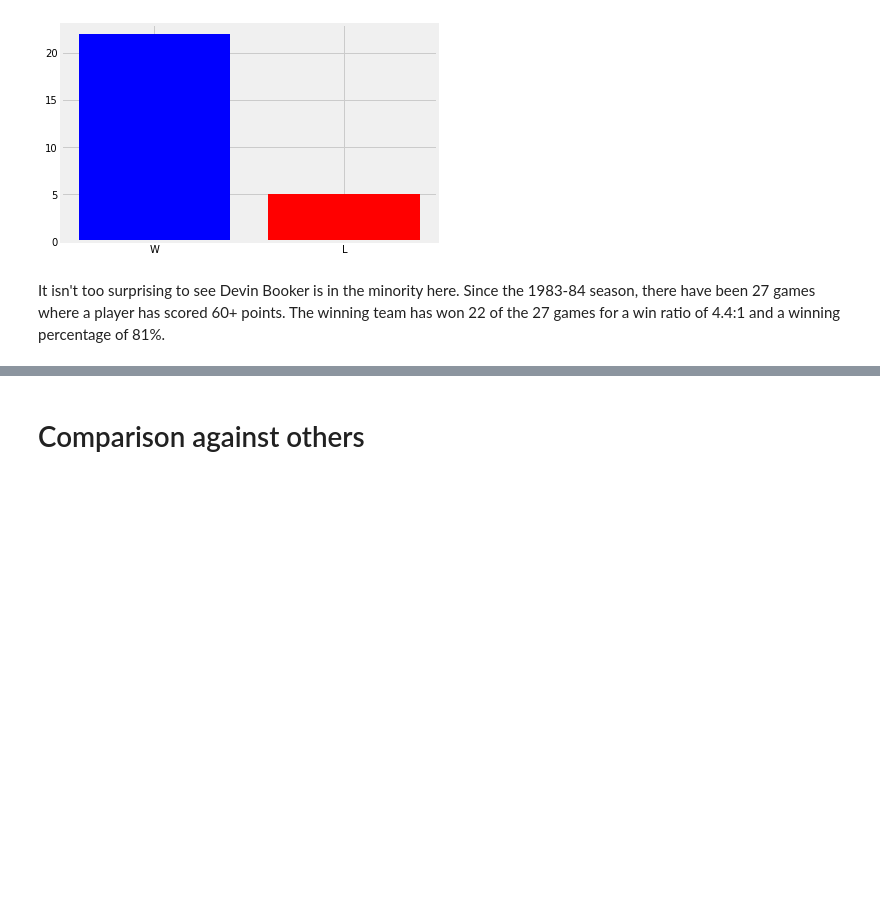
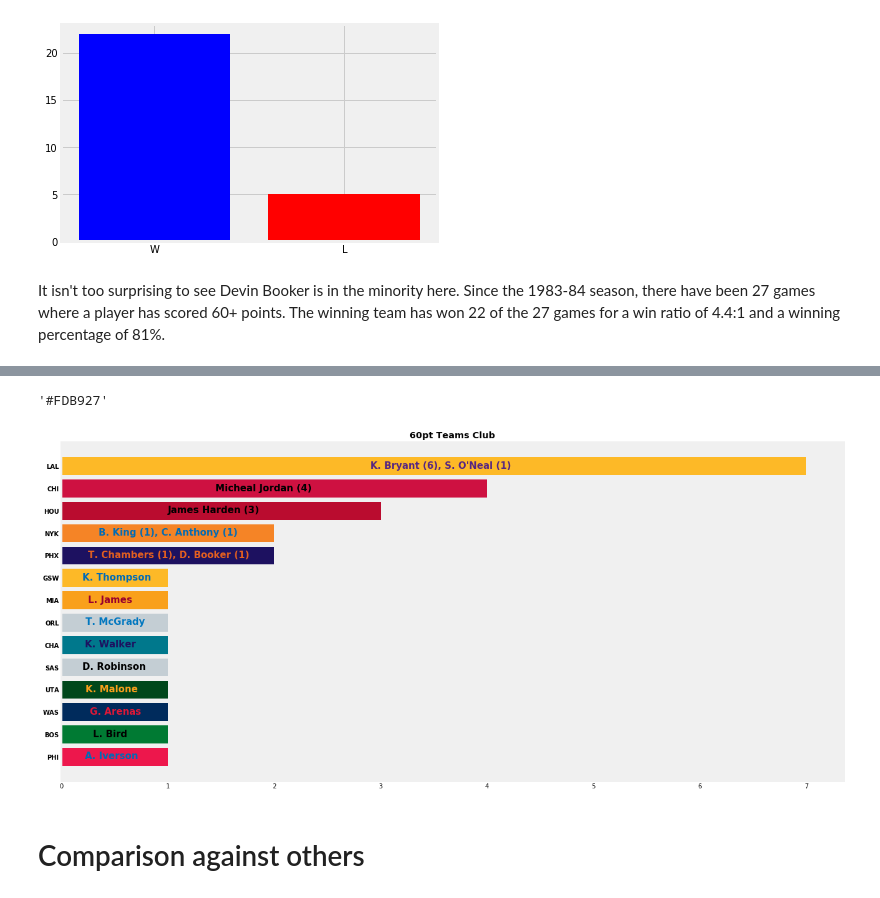
Before and after one commit to moneyball-club/DBook70, a Jupyter notebook: D Book 70.ipynb, the cells around one changed output, grey strips where cells are left out. Saved outputs shown, nothing was run; the diff lists cells and outputs as text; code cells hidden in the pictures; blank space fills up the shorter version.

```diff
--- a/D Book 70.ipynb
+++ b/D Book 70.ipynb
@@ -147,3 +121,65 @@ plt.show()
+# %%
+team_colors = {'LAL': ['#FDB927', '#552583', "K. Bryant (6), S. O'Neal (1)"],
+              'CHI': ['#CE1141', '#000000', "Micheal Jordan (4)"],
+              'HOU': ['#BA0C2F', '#000000', "James Harden (3)"],
+              'NYK': ['#F58426', '#006BB6', "B. King (1), C. Anthony (1)"],
+              'PHX': ['#1D1160', '#E56020', "T. Chambers (1), D. Booker (1)"],
+              'GSW':['#FDB927', '#006BB6', "K. Thompson"],
+              'MIA': ['#F9A01B', '#98002E', "L. James"],
+              'ORL': ['#C4CED4', '#0077C0', "T. McGrady"],
+              'CHA': ['#00788C', '#1D1160', "K. Walker"],
+              'SAS': ['#C4CED4', '#000000', "D. Robinson"],
+              'UTA': ['#00471B', '#F9A01B', "K. Malone"],
+              'WAS': ['#002B5C', '#E31837', "G. Arenas"],
+              'BOS': ['#007A33', '#000000', "L. Bird"],
+              'PHI': ['#ED174C', '#006BB6', "A. Iverson"]}
+# %% [output]
+'#FDB927'
+# %%
+x = np.arange(14)
+plt.barh(x, df.TEAM_ABBREVIATION.value_counts(ascending = True), \
+         color = [team_colors[df.TEAM_ABBREVIATION.value_counts(ascending = True).index[0]][0], team_colors[df.TEAM_ABBREVIATION.value_counts(ascending = True).index[1]][0],\
+                team_colors[df.TEAM_ABBREVIATION.value_counts(ascending = True).index[2]][0], team_colors[df.TEAM_ABBREVIATION.value_counts(ascending = True).index[3]][0],\
+                team_colors[df.TEAM_ABBREVIATION.value_counts(ascending = True).index[4]][0], team_colors[df.TEAM_ABBREVIATION.value_counts(ascending = True).index[5]][0],\
+                team_colors[df.TEAM_ABBREVIATION.value_counts(ascending = True).index[6]][0], team_colors[df.TEAM_ABBREVIATION.value_counts(ascending = True).index[7]][0],\
+                team_colors[df.TEAM_ABBREVIATION.value_counts(ascending = True).index[8]][0], team_colors[df.TEAM_ABBREVIATION.value_counts(ascending = True).index[9]][0],\
+                team_colors[df.TEAM_ABBREVIATION.value_counts(ascending = True).index[10]][0], team_colors[df.TEAM_ABBREVIATION.value_counts(ascending = True).index[11]][0],\
+                team_colors[df.TEAM_ABBREVIATION.value_counts(ascending = True).index[12]][0], team_colors[df.TEAM_ABBREVIATION.value_counts(ascending = True).index[13]][0]])
+
+plt.yticks(x, df.TEAM_ABBREVIATION.value_counts(ascending = True).index, weight = 'bold')
+plt.text(x = 2.9, y = 12.90, s = team_colors[df.TEAM_ABBREVIATION.value_counts(ascending = True).index[13]][2], \
+         color = team_colors[df.TEAM_ABBREVIATION.value_counts(ascending = True).index[13]][1], weight = 'bold', fontsize = 15)
+plt.text(x = 1.45, y = 11.90, s = team_colors[df.TEAM_ABBREVIATION.value_counts(ascending = True).index[12]][2], \
+         color = team_colors[df.TEAM_ABBREVIATION.value_counts(ascending = True).index[12]][1], weight = 'bold', fontsize = 15)
+plt.text(x = 1, y = 10.90, s = team_colors[df.TEAM_ABBREVIATION.value_counts(ascending = True).index[11]][2], \
+         color = team_colors[df.TEAM_ABBREVIATION.value_counts(ascending = True).index[11]][1], weight = 'bold', fontsize = 15)
+plt.text(x = .35, y = 9.90, s = team_colors[df.TEAM_ABBREVIATION.value_counts(ascending = True).index[10]][2], \
+         color = team_colors[df.TEAM_ABBREVIATION.value_counts(ascending = True).index[10]][1], weight = 'bold', fontsize = 15)
+plt.text(x = .25, y = 8.90, s = team_colors[df.TEAM_ABBREVIATION.value_counts(ascending = True).index[9]][2],\
+         color = team_colors[df.TEAM_ABBREVIATION.value_counts(ascending = True).index[9]][1], weight = 'bold', fontsize = 15)
+plt.text(x = .20, y = 7.90, s = team_colors[df.TEAM_ABBREVIATION.value_counts(ascending = True).index[8]][2], \
+         color = team_colors[df.TEAM_ABBREVIATION.value_counts(ascending = True).index[8]][1], weight = 'bold', fontsize = 15)
+plt.text(x = .25, y = 6.90, s = team_colors[df.TEAM_ABBREVIATION.value_counts(ascending = True).index[7]][2], \
+         color = team_colors[df.TEAM_ABBREVIATION.value_counts(ascending = True).index[7]][1], weight = 'bold', fontsize = 15)
+plt.text(x = .23, y = 5.90, s = team_colors[df.TEAM_ABBREVIATION.value_counts(ascending = True).index[6]][2], \
+         color = team_colors[df.TEAM_ABBREVIATION.value_counts(ascending = True).index[6]][1], weight = 'bold', fontsize = 15)
+plt.text(x = .22, y = 4.90, s = team_colors[df.TEAM_ABBREVIATION.value_counts(ascending = True).index[5]][2], \
+         color = team_colors[df.TEAM_ABBREVIATION.value_counts(ascending = True).index[5]][1], weight = 'bold', fontsize = 15)
+plt.text(x = .2, y = 3.90, s = team_colors[df.TEAM_ABBREVIATION.value_counts(ascending = True).index[4]][2], \
+         color = team_colors[df.TEAM_ABBREVIATION.value_counts(ascending = True).index[4]][1], weight = 'bold', fontsize = 15)
+plt.text(x = .23, y = 2.90, s = team_colors[df.TEAM_ABBREVIATION.value_counts(ascending = True).index[3]][2], \
+         color = team_colors[df.TEAM_ABBREVIATION.value_counts(ascending = True).index[3]][1], weight = 'bold', fontsize = 15)
+plt.text(x = .27, y = 1.90, s = team_colors[df.TEAM_ABBREVIATION.value_counts(ascending = True).index[2]][2], \
+         color = team_colors[df.TEAM_ABBREVIATION.value_counts(ascending = True).index[2]][1], weight = 'bold', fontsize = 15)
+plt.text(x = .30, y = 0.90, s = team_colors[df.TEAM_ABBREVIATION.value_counts(ascending = True).index[1]][2], \
+         color = team_colors[df.TEAM_ABBREVIATION.value_counts(ascending = True).index[1]][1], weight = 'bold', fontsize = 15)
+plt.text(x = .22, y = -.1, s = team_colors[df.TEAM_ABBREVIATION.value_counts(ascending = True).index[0]][2], \
+         color = team_colors[df.TEAM_ABBREVIATION.value_counts(ascending = True).index[0]][1], weight = 'bold', fontsize = 15)
+plt.title('60pt Teams Club', weight = 'bold')
+plt.grid(b=None)
+plt.show()
+# %% [output]
+[figure, added]
 # %% [markdown]
 # Comparison against others
 # %%
```
Also changed, not shown: parts of 10 cells of this notebook.
